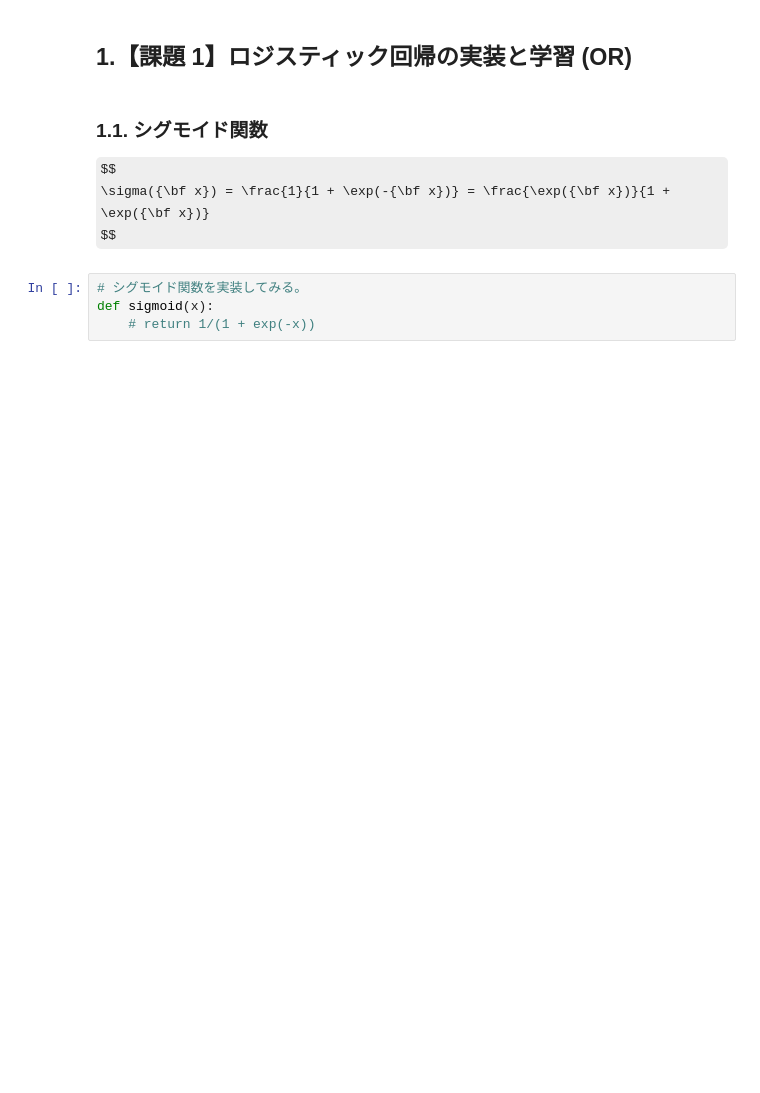
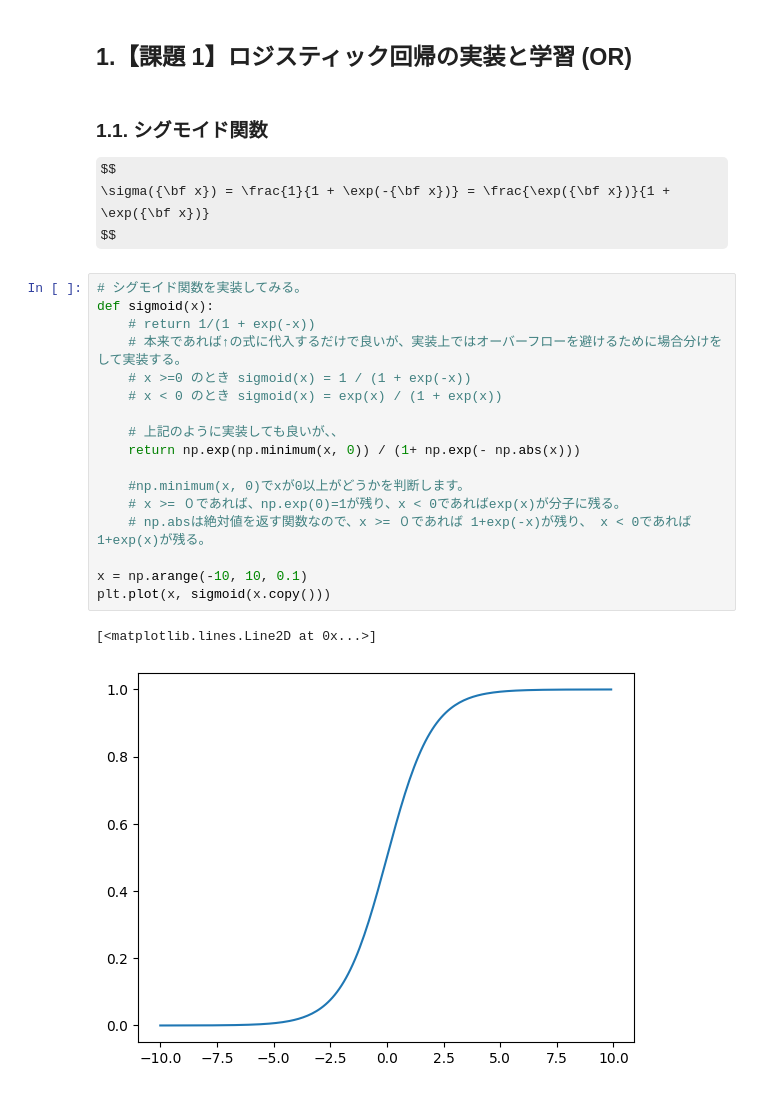
Before and after one commit to RyosukeAlex/ai-engneering, a Jupyter notebook: notebook/jdla/lecture/02ex_logistic_reg.ipynb, the cells around one changed output. Drawn from its saved outputs; the diff is of its cells as text; some formulas as TeX source; blank space fills up the shorter version.

```diff
--- a/notebook/jdla/lecture/02ex_logistic_reg.ipynb
+++ b/notebook/jdla/lecture/02ex_logistic_reg.ipynb
@@ -46,4 +48,20 @@ $$
 # %%
 # シグモイド関数を実装してみる。
 def sigmoid(x):
     # return 1/(1 + exp(-x))
+    # 本来であれば↑の式に代入するだけで良いが、実装上ではオーバーフローを避けるために場合分けをして実装する。
+    # x >=0 のとき sigmoid(x) = 1 / (1 + exp(-x))
+    # x < 0 のとき sigmoid(x) = exp(x) / (1 + exp(x))
+
+    # 上記のように実装しても良いが、、
+    return np.exp(np.minimum(x, 0)) / (1+ np.exp(- np.abs(x)))
+
+    #np.minimum(x, 0)でxが0以上がどうかを判断します。
+    # x >= ０であれば、np.exp(0)=1が残り、x < 0であればexp(x)が分子に残る。
+    # np.absは絶対値を返す関数なので、x >= ０であれば 1+exp(-x)が残り、 x < 0であれば1+exp(x)が残る。
+
+x = np.arange(-10, 10, 0.1)
+plt.plot(x, sigmoid(x.copy()))
+# %% [output]
+[<matplotlib.lines.Line2D at 0x...>]
+[figure, added]
```
Also changed, not shown: parts of 30 cells of this notebook.
